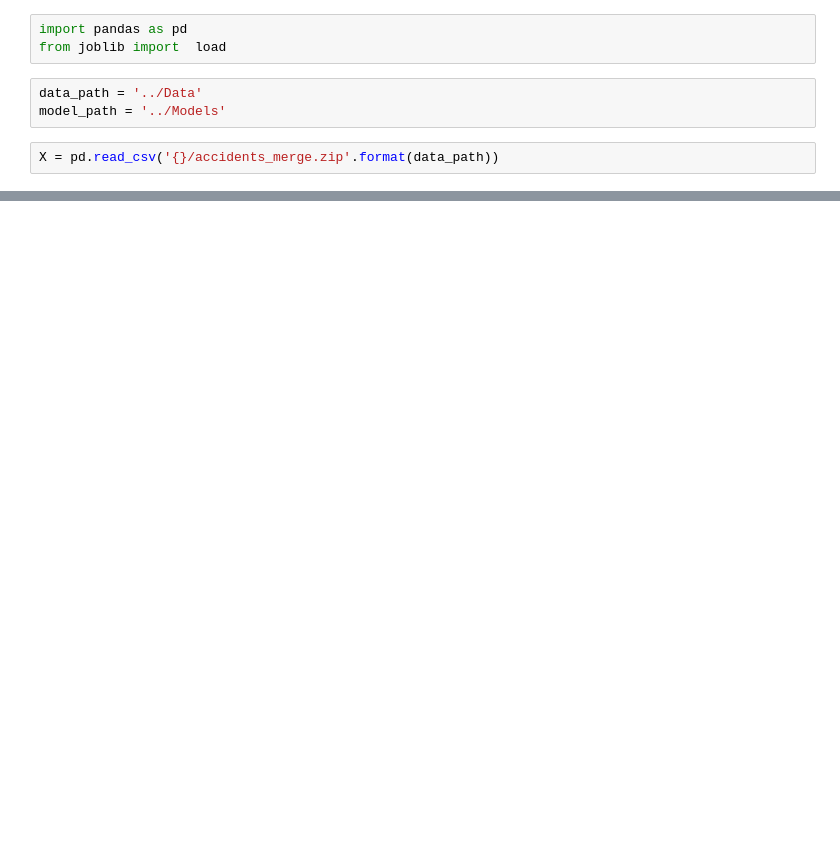
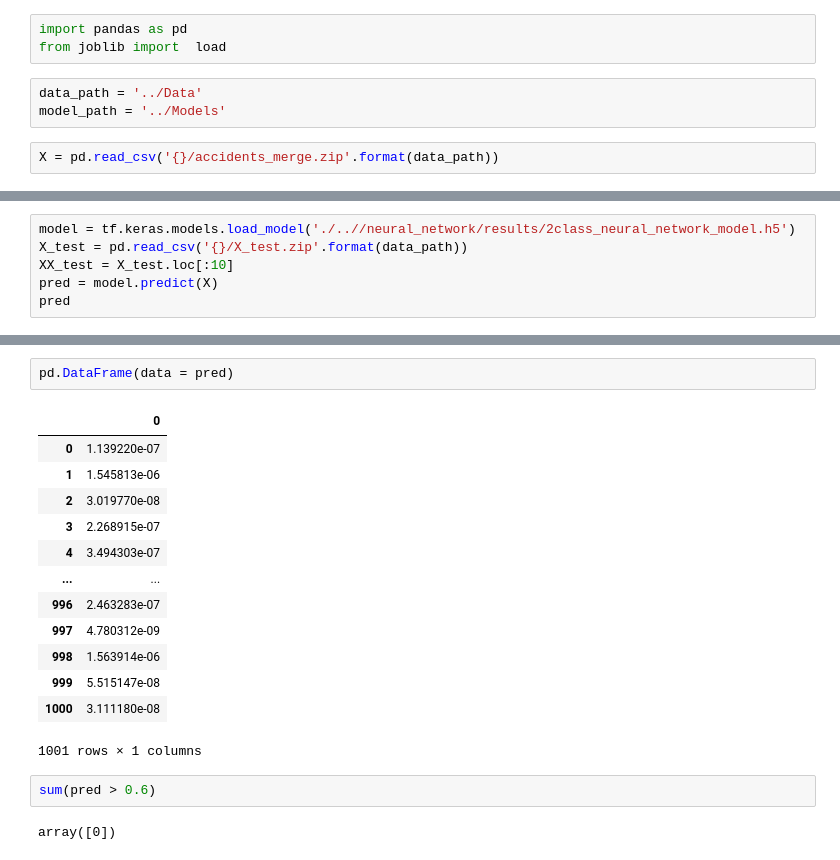
Before and after one commit to karatruc/Streamlit, a Jupyter notebook: Streamlit/test.ipynb, the cells around one changed output, grey strips where cells are left out. Drawn from its saved outputs; the diff is of its cells as text; blank space fills up the shorter version.

```diff
--- a/Streamlit/test.ipynb
+++ b/Streamlit/test.ipynb
@@ -30,0 +120,6 @@ Name: count, dtype: int64
+# %%
+model = tf.keras.models.load_model('./..//neural_network/results/2class_neural_network_model.h5')
+X_test = pd.read_csv('{}/X_test.zip'.format(data_path))
+XX_test = X_test.loc[:10]
+pred = model.predict(X)
+pred
@@ -30,0 +131,20 @@ Name: count, dtype: int64
+# %%
+pd.DataFrame(data = pred)
+# %% [output]
+|  | 0 |
+| 0 | 1.139220e-07 |
+| 1 | 1.545813e-06 |
+| 2 | 3.019770e-08 |
+| 3 | 2.268915e-07 |
+| 4 | 3.494303e-07 |
+| ... | ... |
+| 996 | 2.463283e-07 |
+| 997 | 4.780312e-09 |
+| 998 | 1.563914e-06 |
+| 999 | 5.515147e-08 |
+| 1000 | 3.111180e-08 |
+1001 rows × 1 columns
+# %%
+sum(pred > 0.6)
+# %% [output]
+array([0])
```
Also changed, not shown: parts of 38 cells of this notebook, 5 other files.
